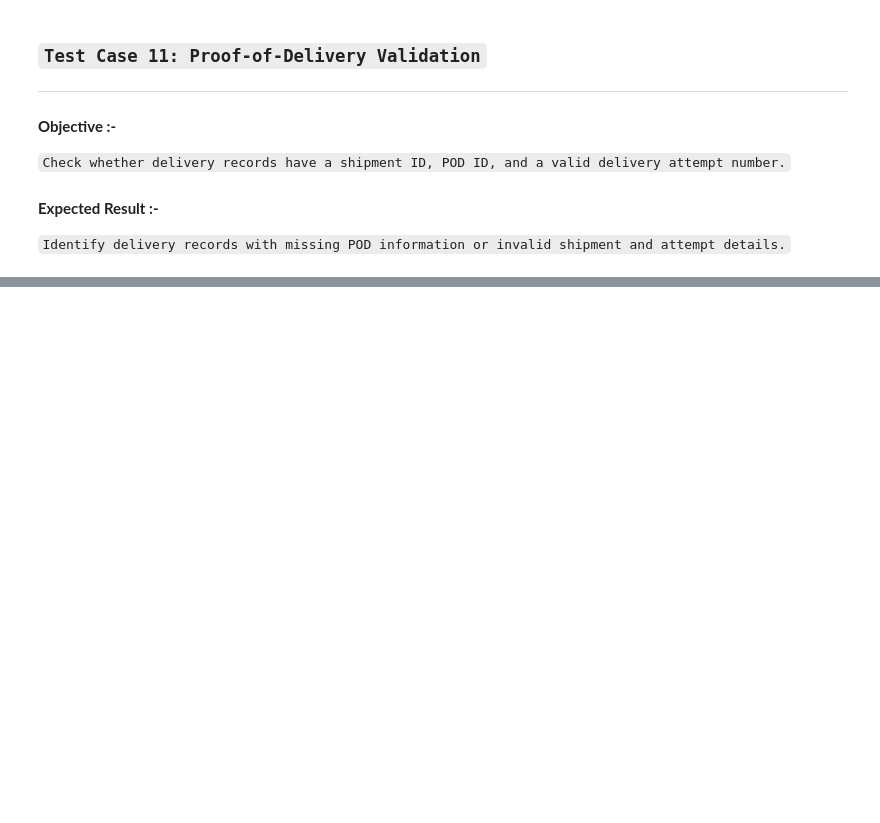
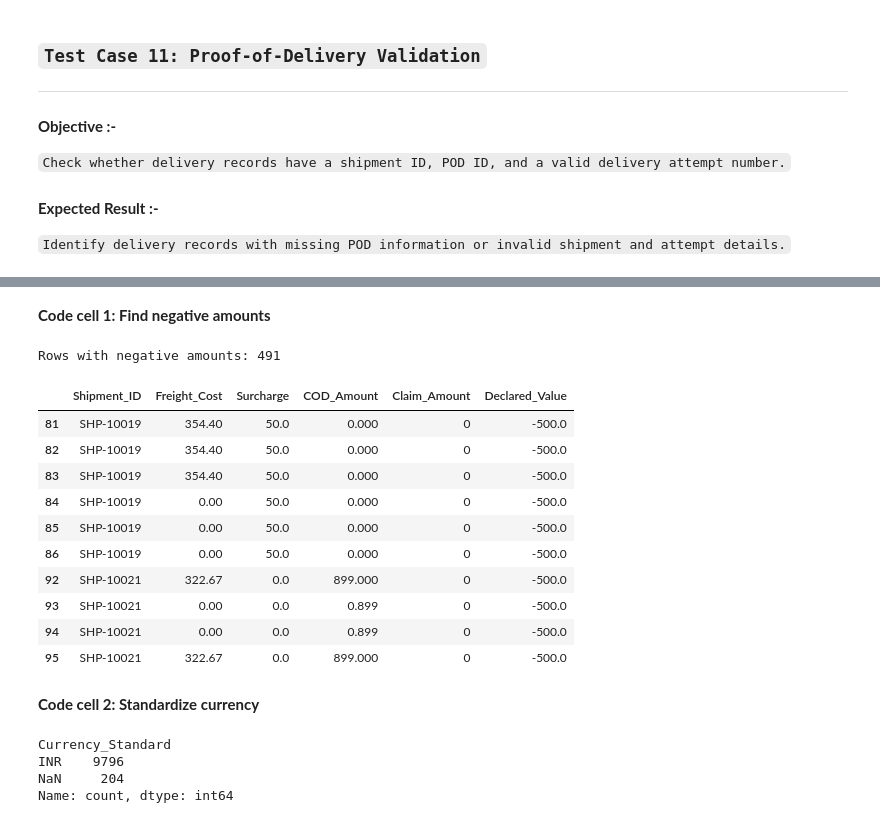
Before and after one commit to SumanSekhar-Sahoo/logistics-data-science-project, a Jupyter notebook: Logistics_Data_Quality_TC(11-20).ipynb, the cells around one changed output, grey strips where cells are left out. Drawn from its saved outputs; the diff is of its cells as text; code cells hidden in the pictures; blank space fills up the shorter version.

```diff
--- a/Logistics_Data_Quality_TC(11-20).ipynb
+++ b/Logistics_Data_Quality_TC(11-20).ipynb
@@ -68,0 +527,77 @@ v
+# %% [markdown]
+**Code cell 1: Find negative amounts**
+# %%
+# Financial columns in the dataset
+amount_columns = [
+    "Freight_Cost",
+    "Surcharge",
+    "COD_Amount",
+    "Claim_Amount",
+    "Declared_Value"
+]
+
+# Convert financial columns to numeric
+for column in amount_columns:
+    df[column + "_Num"] = pd.to_numeric(
+        df[column],
+        errors="coerce"
+    )
+
+# Check whether any amount is negative
+negative_amounts = df[
+    (df[[column + "_Num" for column in amount_columns]] < 0)
+    .any(axis=1)
+]
+
+print("Rows with negative amounts:", len(negative_amounts))
+
+negative_amounts[
+    ["Shipment_ID"] + amount_columns
+].head(10)
+# %% [output]
+Rows with negative amounts: 491
+|  | Shipment_ID | Freight_Cost | Surcharge | COD_Amount | Claim_Amount | Declared_Value |
+| 81 | SHP-10019 | 354.40 | 50.0 | 0.000 | 0 | -500.0 |
+| 82 | SHP-10019 | 354.40 | 50.0 | 0.000 | 0 | -500.0 |
+| 83 | SHP-10019 | 354.40 | 50.0 | 0.000 | 0 | -500.0 |
+| 84 | SHP-10019 | 0.00 | 50.0 | 0.000 | 0 | -500.0 |
+| 85 | SHP-10019 | 0.00 | 50.0 | 0.000 | 0 | -500.0 |
+| 86 | SHP-10019 | 0.00 | 50.0 | 0.000 | 0 | -500.0 |
+| 92 | SHP-10021 | 322.67 | 0.0 | 899.000 | 0 | -500.0 |
+| 93 | SHP-10021 | 0.00 | 0.0 | 0.899 | 0 | -500.0 |
+| 94 | SHP-10021 | 0.00 | 0.0 | 0.899 | 0 | -500.0 |
+| 95 | SHP-10021 | 322.67 | 0.0 | 899.000 | 0 | -500.0 |
+# %% [markdown]
+**Code cell 2: Standardize currency**
+# %%
+# Convert currency labels to uppercase
+currency = (
+    df["Currency"]
+    .fillna("")
+    .astype(str)
+    .str.strip()
+    .str.upper()
+)
+
+# Define standard currency names
+currency_map = {
+    "INR": "INR",
+    "RS": "INR",
+    "₹": "INR"
+}
+
+# Apply the mapping
+df["Currency_Standard"] = currency.map(currency_map)
+
+# Keep other non-empty values so they can be reviewed
+df.loc[
+    (currency != "") & df["Currency_Standard"].isna(),
+    "Currency_Standard"
+] = currency
+
+print(df["Currency_Standard"].value_counts(dropna=False))
+# %% [output]
+Currency_Standard
+INR    9796
+NaN     204
+Name: count, dtype: int64
```
Also changed, not shown: parts of 32 cells of this notebook, 2 other files.
